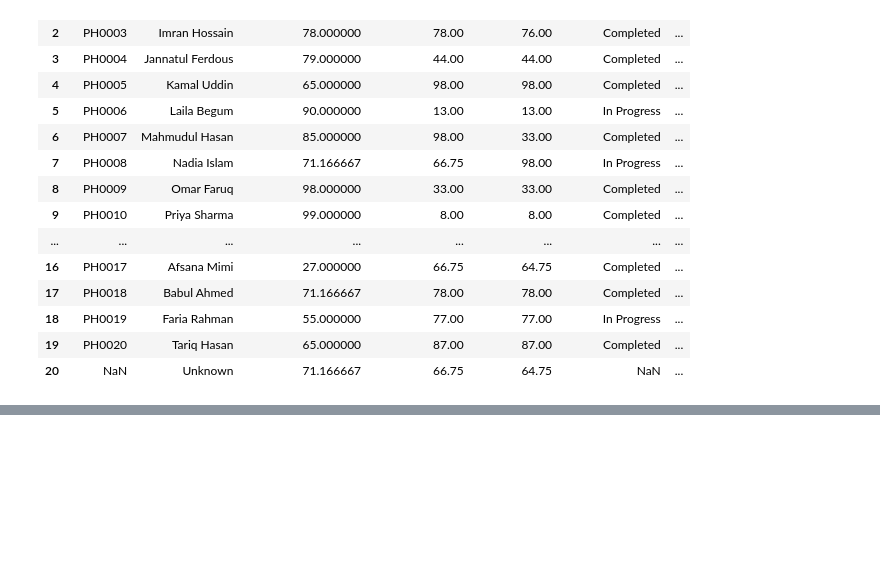
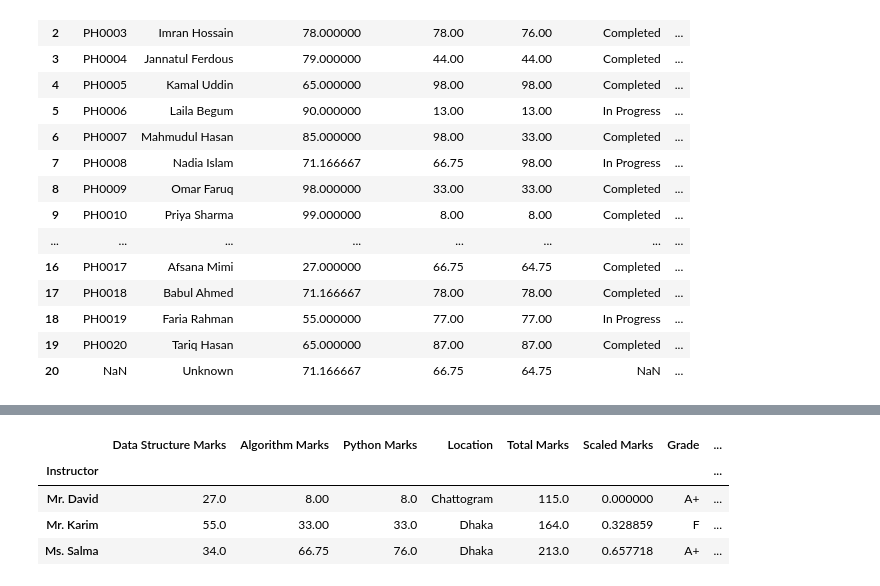
Before and after one commit to roybipro/AI-ML-learning-Phitron, a Jupyter notebook: Semister1/Module 12 :Pandas for Machine Learning/pandas2.ipynb, the cells around one changed output, grey strips where cells are left out. Saved outputs shown, nothing was run; the diff lists cells and outputs as text; code cells hidden in the pictures; blank space fills up the shorter version.

```diff
--- a/Semister1/Module 12 :Pandas for Machine Learning/pandas2.ipynb
+++ b/Semister1/Module 12 :Pandas for Machine Learning/pandas2.ipynb
@@ -769,0 +769,8 @@ df
+# %%
+group.min()
+# %% [output]
+|  | Data Structure Marks | Algorithm Marks | Python Marks | Location | Total Marks | Scaled Marks | Grade | ... |
+| Instructor |  |  |  |  |  |  |  | ... |
+| Mr. David | 27.0 | 8.00 | 8.0 | Chattogram | 115.0 | 0.000000 | A+ | ... |
+| Mr. Karim | 55.0 | 33.00 | 33.0 | Dhaka | 164.0 | 0.328859 | F | ... |
+| Ms. Salma | 34.0 | 66.75 | 76.0 | Dhaka | 213.0 | 0.657718 | A+ | ... |
```
Also changed, not shown: parts of 13 cells of this notebook, 1 other file.
